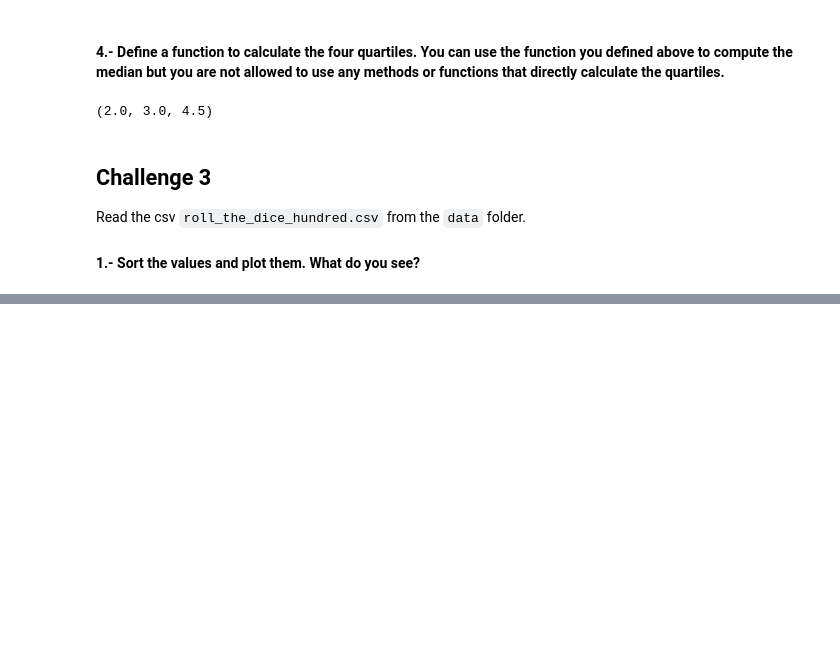
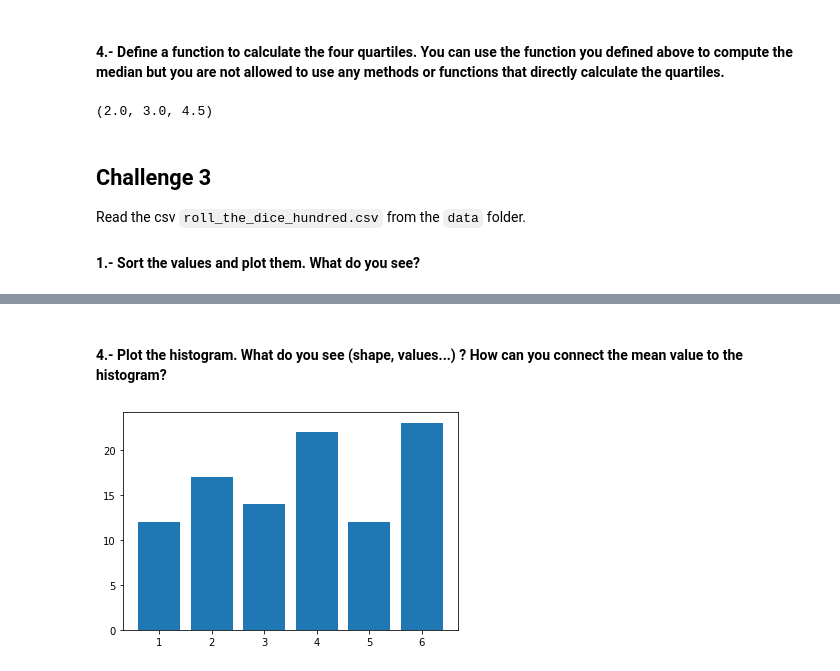
Before and after one commit to ivanrepi/dataptmad1121_labs, a Jupyter notebook: module-2/understanding-descriptive-stats/your-code/main.ipynb, the cells around one changed output, grey strips where cells are left out. Saved outputs shown, nothing was run; the diff lists cells and outputs as text; code cells hidden in the pictures; blank space fills up the shorter version.

```diff
--- a/module-2/understanding-descriptive-stats/your-code/main.ipynb
+++ b/module-2/understanding-descriptive-stats/your-code/main.ipynb
@@ -67,13 +67,15 @@ mean(dice)
 # %% [markdown]
 #### 2.- First, calculate the frequency distribution. Then, calculate the mean using the values of the frequency distribution you've just computed. You are not allowed to use any methods or functions that directly calculate the mean value.
 # %%
-freq_dist = {}
-for item in dice:
-    if item in freq_dist:
-        freq_dist[item] += 1
-    else:
-        freq_dist[item] = 1
-dict(sorted(freq_dist.items()))
+def freq_dist(a):
+    freq_dist = {}
+    for item in a:
+        if item in freq_dist:
+            freq_dist[item] += 1
+        else:
+            freq_dist[item] = 1
+    dict(sorted(freq_dist.items()))
 
-print(freq_dist)
+    return(freq_dist)
+freq_dist(dice)
 # %% [output]
@@ -125,0 +147,6 @@ Read the csv `roll_the_dice_hundred.csv` from the `data` folder.
+# %% [markdown]
+#### 4.- Plot the histogram. What do you see (shape, values...) ? How can you connect the mean value to the histogram?
+# %%
+plt.bar(df2_freq.keys(), df2_freq.values());
+# %% [output]
+[figure, added]
```
Also changed, not shown: parts of 71 cells of this notebook.
